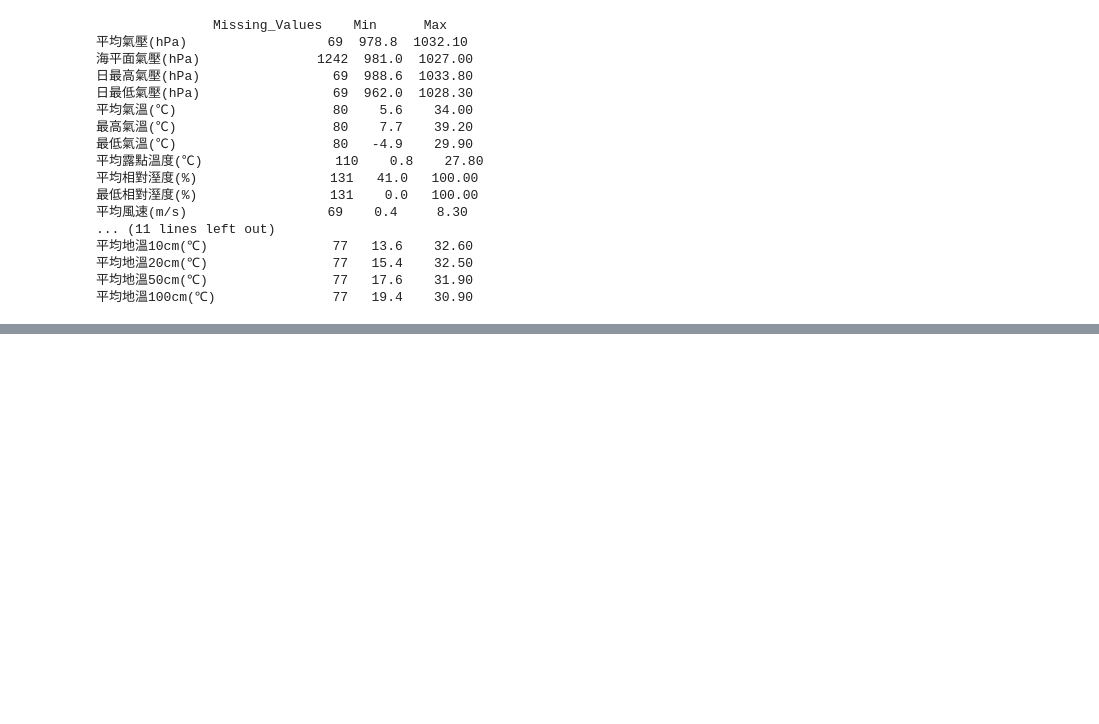
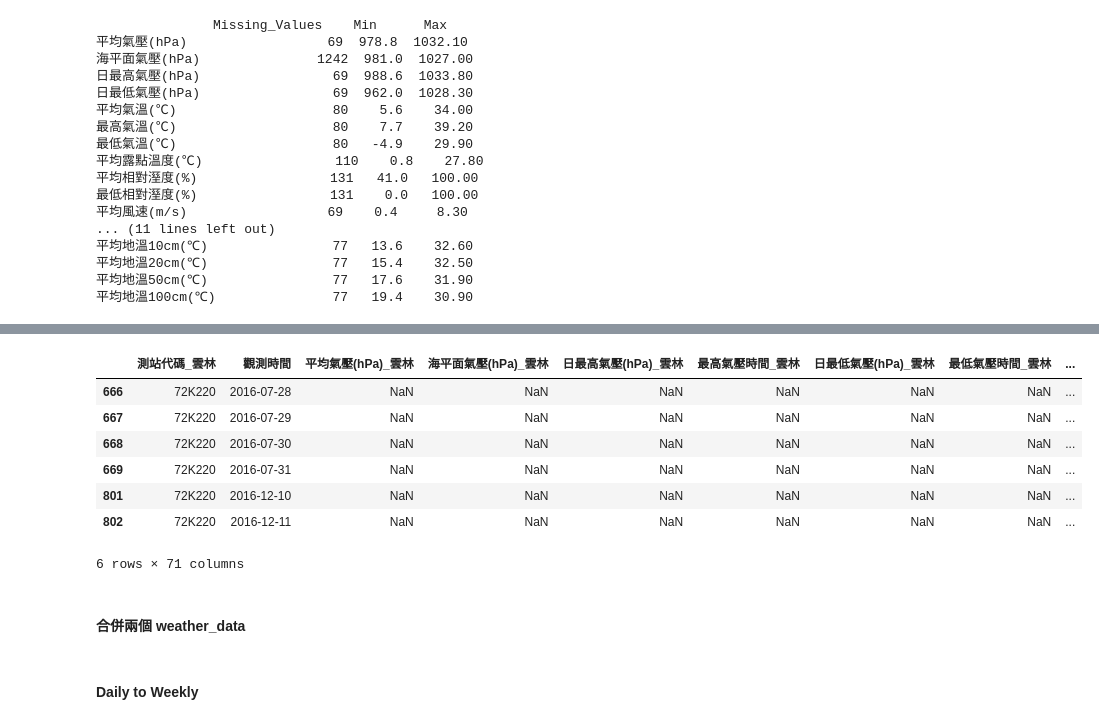
Before and after one commit to fred0620/DS_Final_Project, a Jupyter notebook: data.ipynb, the cells around one changed output, grey strips where cells are left out. Cells and saved outputs as stored; diff of their text form; code cells hidden in the pictures; blank space fills up the shorter version.

```diff
--- a/data.ipynb
+++ b/data.ipynb
@@ -256,0 +492,22 @@ weather_雲林[weather_雲林["觀測時間"] == "2015-08-20"]
+# %%
+# 對 weather_彰化 套用補值
+weather_彰化_filled = fill_missing_by_neighbor_avg(weather_彰化)
+
+modified_counts = {}
+
+# 遍歷每個欄位，比對前後差異
+for col in weather_彰化.columns:
+    if pd.api.types.is_numeric_dtype(weather_雲林[col]):
+        # 原始為 NaN，補值後為非 NaN ⇒ 表示該位置被填補
+        original_na = weather_彰化[col].isna()
+        filled_not_na = weather_彰化_filled[col].notna()
+        filled_positions = original_na & filled_not_na
+
+        count = filled_positions.sum()
+        if count > 0:
+            modified_counts[col] = count
+
+# 顯示結果
+print("🔧 以下為被補值的欄位與其補了幾筆：")
+for col, count in modified_counts.items():
+    print(f"- {col}：補了 {count} 筆")
@@ -256,0 +532,23 @@ weather_雲林[weather_雲林["觀測時間"] == "2015-08-20"]
+# %%
+merged_filled = pd.merge(weather_雲林_filled, weather_彰化_filled, on='觀測時間', suffixes=('_雲林', '_彰化'))
+# %%
+# 假設 merged 是你合併後的 DataFrame
+both_null = merged_filled[
+    merged_filled['平均氣壓(hPa)_雲林'].isna() &
+    merged_filled['平均氣壓(hPa)_彰化'].isna()
+]
+
+#從結果來看兩個觀測站都沒有資料的機率不高
+#因此如果遇到兩者皆為空值就採前一天與後一天的平均值
+both_null
+# %% [output]
+|  | 測站代碼_雲林 | 觀測時間 | 平均氣壓(hPa)_雲林 | 海平面氣壓(hPa)_雲林 | 日最高氣壓(hPa)_雲林 | 最高氣壓時間_雲林 | 日最低氣壓(hPa)_雲林 | 最低氣壓時間_雲林 | ... |
+| 666 | 72K220 | 2016-07-28 | NaN | NaN | NaN | NaN | NaN | NaN | ... |
+| 667 | 72K220 | 2016-07-29 | NaN | NaN | NaN | NaN | NaN | NaN | ... |
+| 668 | 72K220 | 2016-07-30 | NaN | NaN | NaN | NaN | NaN | NaN | ... |
+| 669 | 72K220 | 2016-07-31 | NaN | NaN | NaN | NaN | NaN | NaN | ... |
+| 801 | 72K220 | 2016-12-10 | NaN | NaN | NaN | NaN | NaN | NaN | ... |
+| 802 | 72K220 | 2016-12-11 | NaN | NaN | NaN | NaN | NaN | NaN | ... |
+6 rows × 71 columns
+# %% [markdown]
+#### 合併兩個 weather_data
@@ -256,0 +618,2 @@ weather_雲林[weather_雲林["觀測時間"] == "2015-08-20"]
+# %% [markdown]
+#### Daily to Weekly
```
Also changed, not shown: parts of 29 cells of this notebook, 11 other files.
